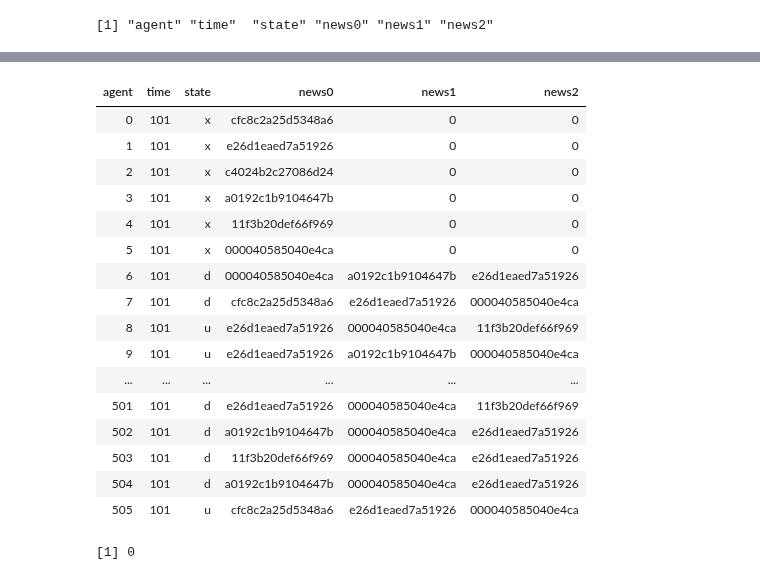
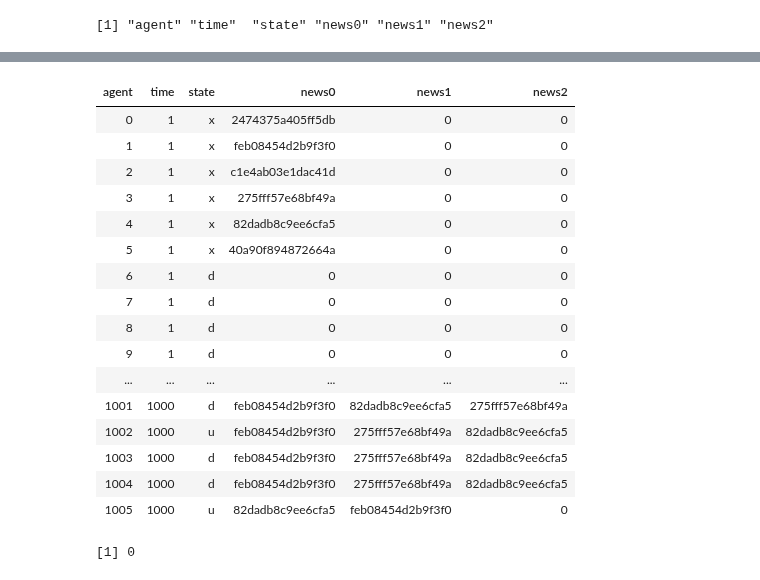
Before and after one commit to BFSteam/memory, a Jupyter notebook: jup/R/ActivationTime.ipynb, the cells around one changed output, grey strips where cells are left out. Cells and saved outputs as stored; diff of their text form; code cells hidden in the pictures.

```diff
--- a/jup/R/ActivationTime.ipynb
+++ b/jup/R/ActivationTime.ipynb
@@ -59,23 +74,23 @@ newsvec[1]
-# %%
-subset(DT, time == 101)
-# %% [output]
-| agent | time | state | news0 | news1 | news2 |
-| 0 | 101 | x | cfc8c2a25d5348a6 | 0 | 0 |
-| 1 | 101 | x | e26d1eaed7a51926 | 0 | 0 |
-| 2 | 101 | x | c4024b2c27086d24 | 0 | 0 |
-| 3 | 101 | x | a0192c1b9104647b | 0 | 0 |
-| 4 | 101 | x | 11f3b20def66f969 | 0 | 0 |
-| 5 | 101 | x | 000040585040e4ca | 0 | 0 |
-| 6 | 101 | d | 000040585040e4ca | a0192c1b9104647b | e26d1eaed7a51926 |
-| 7 | 101 | d | cfc8c2a25d5348a6 | e26d1eaed7a51926 | 000040585040e4ca |
-| 8 | 101 | u | e26d1eaed7a51926 | 000040585040e4ca | 11f3b20def66f969 |
-| 9 | 101 | u | e26d1eaed7a51926 | a0192c1b9104647b | 000040585040e4ca |
-| ... | ... | ... | ... | ... | ... |
-| 501 | 101 | d | e26d1eaed7a51926 | 000040585040e4ca | 11f3b20def66f969 |
-| 502 | 101 | d | a0192c1b9104647b | 000040585040e4ca | e26d1eaed7a51926 |
-| 503 | 101 | d | 11f3b20def66f969 | 000040585040e4ca | e26d1eaed7a51926 |
-| 504 | 101 | d | a0192c1b9104647b | 000040585040e4ca | e26d1eaed7a51926 |
-| 505 | 101 | u | cfc8c2a25d5348a6 | e26d1eaed7a51926 | 000040585040e4ca |
+# %%
+DT
+# %% [output]
+| agent | time | state | news0 | news1 | news2 |
+| 0 | 1 | x | 2474375a405ff5db | 0 | 0 |
+| 1 | 1 | x | feb08454d2b9f3f0 | 0 | 0 |
+| 2 | 1 | x | c1e4ab03e1dac41d | 0 | 0 |
+| 3 | 1 | x | 275fff57e68bf49a | 0 | 0 |
+| 4 | 1 | x | 82dadb8c9ee6cfa5 | 0 | 0 |
+| 5 | 1 | x | 40a90f894872664a | 0 | 0 |
+| 6 | 1 | d | 0 | 0 | 0 |
+| 7 | 1 | d | 0 | 0 | 0 |
+| 8 | 1 | d | 0 | 0 | 0 |
+| 9 | 1 | d | 0 | 0 | 0 |
+| ... | ... | ... | ... | ... | ... |
+| 1001 | 1000 | d | feb08454d2b9f3f0 | 82dadb8c9ee6cfa5 | 275fff57e68bf49a |
+| 1002 | 1000 | u | feb08454d2b9f3f0 | 275fff57e68bf49a | 82dadb8c9ee6cfa5 |
+| 1003 | 1000 | d | feb08454d2b9f3f0 | 275fff57e68bf49a | 82dadb8c9ee6cfa5 |
+| 1004 | 1000 | d | feb08454d2b9f3f0 | 275fff57e68bf49a | 82dadb8c9ee6cfa5 |
+| 1005 | 1000 | u | 82dadb8c9ee6cfa5 | feb08454d2b9f3f0 | 0 |
 # %%
 sum(apply(subset(DT, time == 101),1,function(x) length(which(x==newsvec[0]))))
 # %% [output]
```
Also changed, not shown: parts of 8 cells of this notebook, 1 other file.
